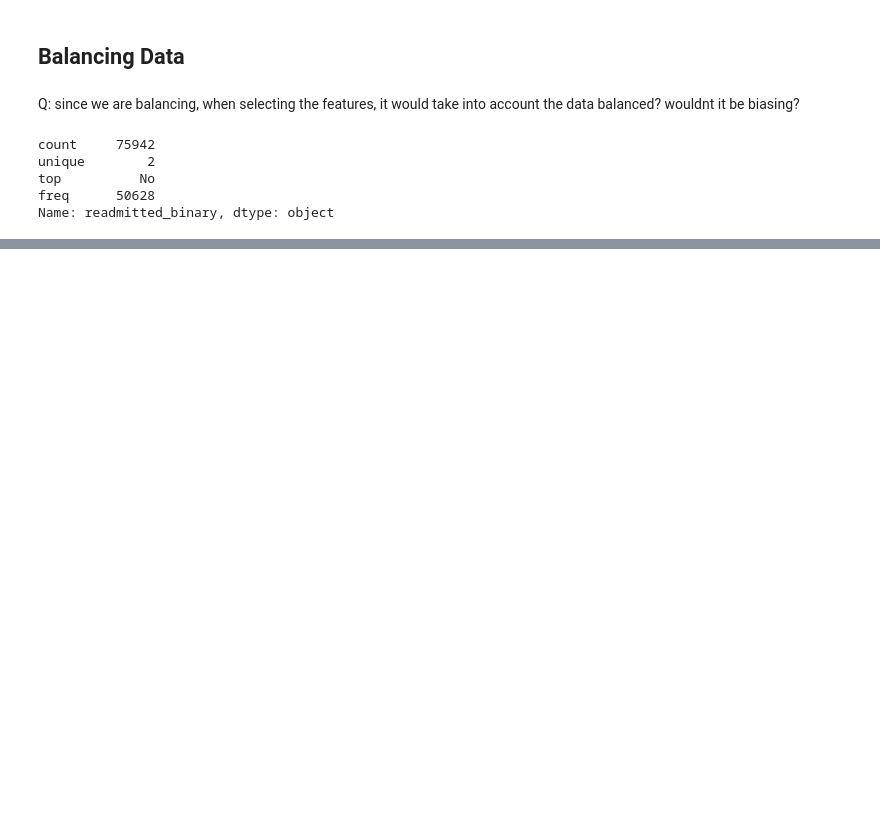
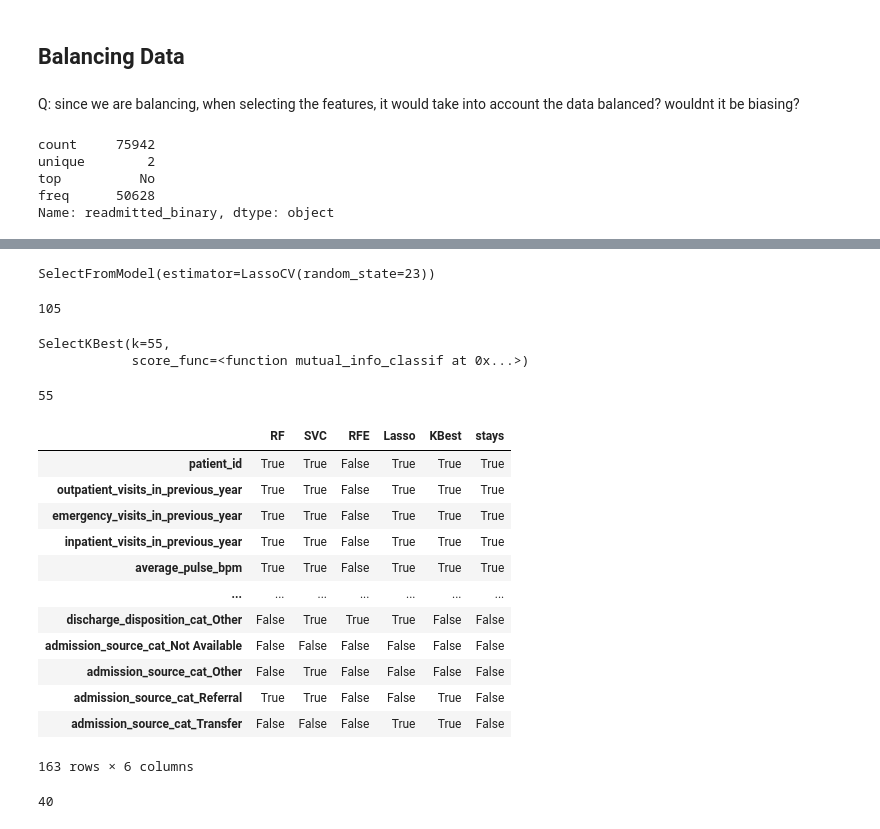
Before and after one commit to FabianRomero6/hospital-readmission-v2, a Jupyter notebook: notebooks/pre-processing.ipynb, the cells around one changed output, grey strips where cells are left out. Saved outputs shown, nothing was run; the diff lists cells and outputs as text; code cells hidden in the pictures; blank space fills up the shorter version.

```diff
--- a/notebooks/pre-processing.ipynb
+++ b/notebooks/pre-processing.ipynb
@@ -937,0 +1291,46 @@ Name: readmitted_binary, dtype: object
+# %%
+lasso_sel = SelectFromModel(LassoCV(random_state=23))
+lasso_sel.fit(X_train_balanced, y_balanced)
+# %% [output]
+SelectFromModel(estimator=LassoCV(random_state=23))
+# %%
+lasso_selected_feat= X_train_balanced.columns[lasso_sel.get_support()]
+len(lasso_selected_feat)
+# %% [output]
+105
+# %%
+knn_sel = SelectKBest(mutual_info_classif, k=55)
+knn_sel.fit(X_train_balanced, y_balanced)
+# %% [output]
+SelectKBest(k=55,
+            score_func=<function mutual_info_classif at 0x...>)
+# %%
+knn_selected_feat= X_train_balanced.columns[knn_sel.get_support()]
+len(knn_selected_feat)
+# %% [output]
+55
+# %%
+results = pd.DataFrame(zip(rfc_sel.get_support(), sv_sel.get_support(), rfe_sel.get_support(), lasso_sel.get_support(), knn_sel.get_support()), columns=['RF', 'SVC', 'RFE', 'Lasso', 'KBest'],index=X_train_balanced.columns)
+# %%
+results['stays'] = results.apply(lambda x: sum(x.values) > 3, axis=1)
+# %%
+results
+# %% [output]
+|  | RF | SVC | RFE | Lasso | KBest | stays |
+| patient_id | True | True | False | True | True | True |
+| outpatient_visits_in_previous_year | True | True | False | True | True | True |
+| emergency_visits_in_previous_year | True | True | False | True | True | True |
+| inpatient_visits_in_previous_year | True | True | False | True | True | True |
+| average_pulse_bpm | True | True | False | True | True | True |
+| ... | ... | ... | ... | ... | ... | ... |
+| discharge_disposition_cat_Other | False | True | True | True | False | False |
+| admission_source_cat_Not Available | False | False | False | False | False | False |
+| admission_source_cat_Other | False | True | False | False | False | False |
+| admission_source_cat_Referral | True | True | False | False | True | False |
+| admission_source_cat_Transfer | False | False | False | True | True | False |
+163 rows × 6 columns
+# %%
+chosen_ones = results.loc[results['stays'] == True].index
+len(chosen_ones)
+# %% [output]
+40
```
Also changed, not shown: parts of 56 cells of this notebook, 15 other files.
